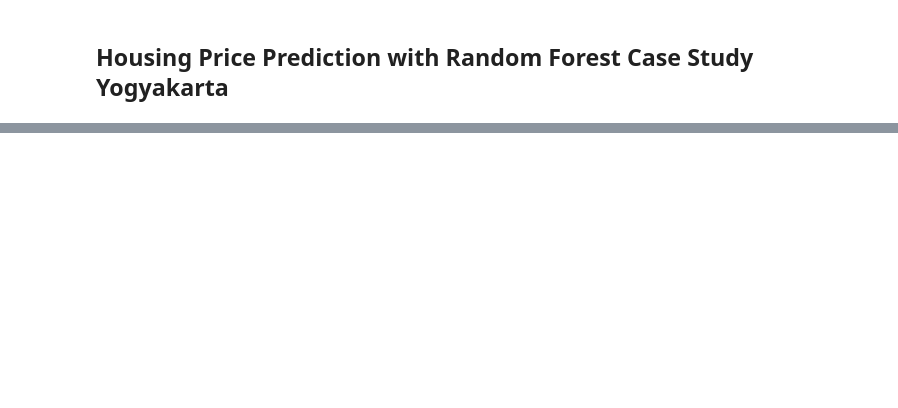
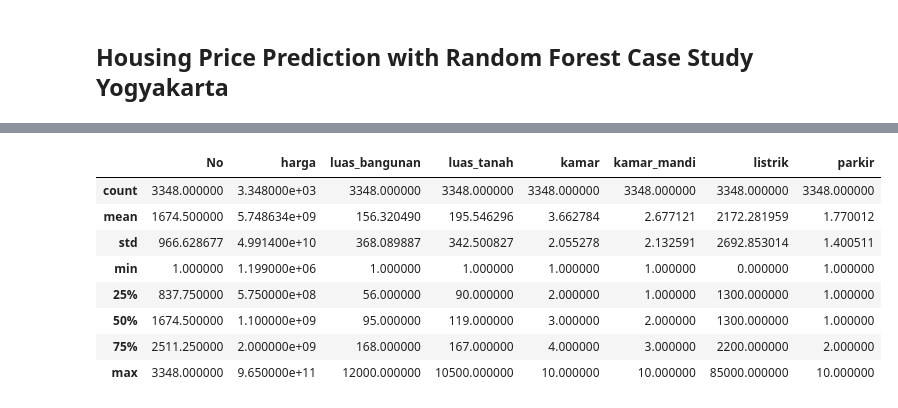
Before and after one commit to alfauzan003/housing-price-prediction-yogyakarta, a Jupyter notebook: dataTraining.ipynb, the cells around one changed output, grey strips where cells are left out. Saved outputs shown, nothing was run; the diff lists cells and outputs as text; code cells hidden in the pictures; blank space fills up the shorter version.

```diff
--- a/dataTraining.ipynb
+++ b/dataTraining.ipynb
@@ -18,0 +68,13 @@ dataset.head()
+# %%
+# melihat statistika deskriptif dari data
+dataset.describe()
+# %% [output]
+|  | No | harga | luas_bangunan | luas_tanah | kamar | kamar_mandi | listrik | parkir |
+| count | 3348.000000 | 3.348000e+03 | 3348.000000 | 3348.000000 | 3348.000000 | 3348.000000 | 3348.000000 | 3348.000000 |
+| mean | 1674.500000 | 5.748634e+09 | 156.320490 | 195.546296 | 3.662784 | 2.677121 | 2172.281959 | 1.770012 |
+| std | 966.628677 | 4.991400e+10 | 368.089887 | 342.500827 | 2.055278 | 2.132591 | 2692.853014 | 1.400511 |
+| min | 1.000000 | 1.199000e+06 | 1.000000 | 1.000000 | 1.000000 | 1.000000 | 0.000000 | 1.000000 |
+| 25% | 837.750000 | 5.750000e+08 | 56.000000 | 90.000000 | 2.000000 | 1.000000 | 1300.000000 | 1.000000 |
+| 50% | 1674.500000 | 1.100000e+09 | 95.000000 | 119.000000 | 3.000000 | 2.000000 | 1300.000000 | 1.000000 |
+| 75% | 2511.250000 | 2.000000e+09 | 168.000000 | 167.000000 | 4.000000 | 3.000000 | 2200.000000 | 2.000000 |
+| max | 3348.000000 | 9.650000e+11 | 12000.000000 | 10500.000000 | 10.000000 | 10.000000 | 85000.000000 | 10.000000 |
```
Also changed, not shown: parts of 11 cells of this notebook, 1 other file.
